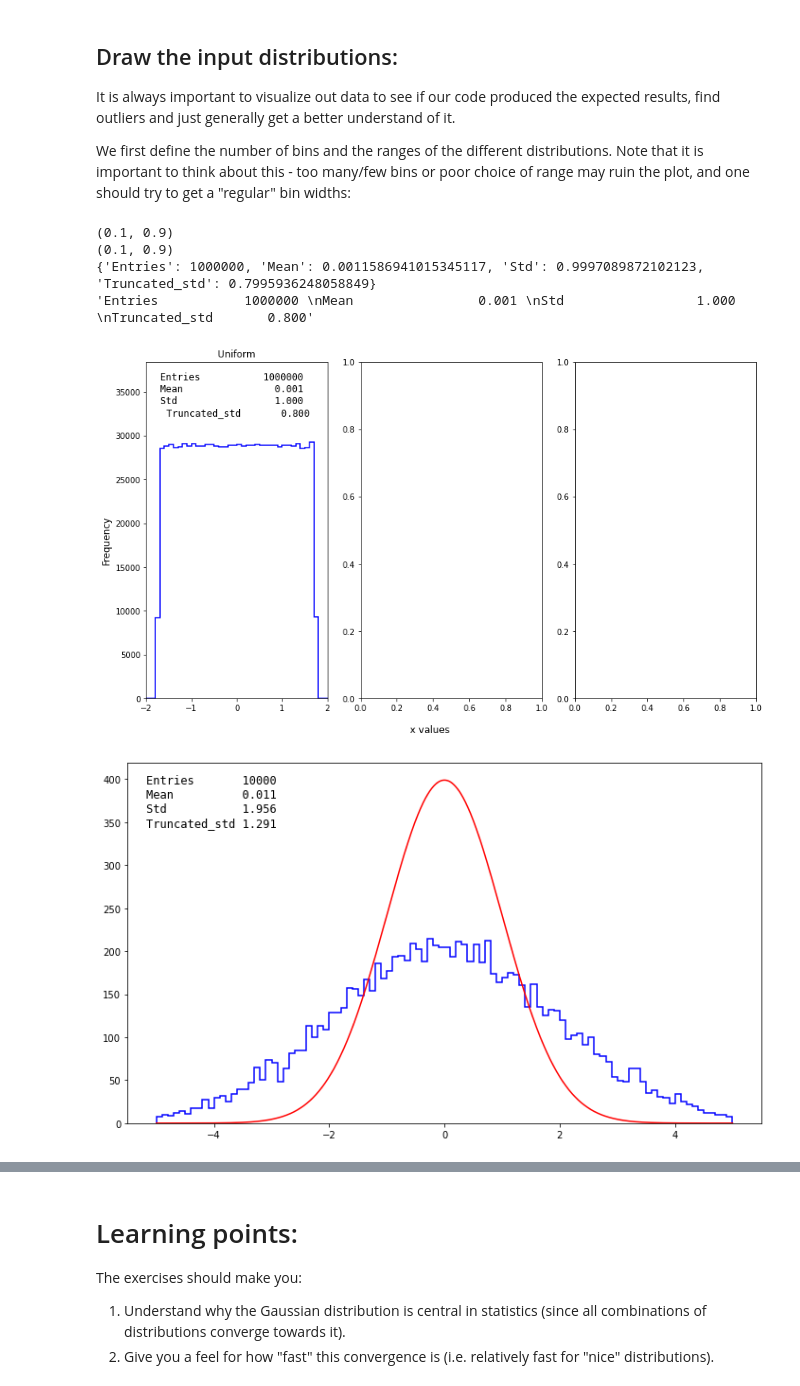
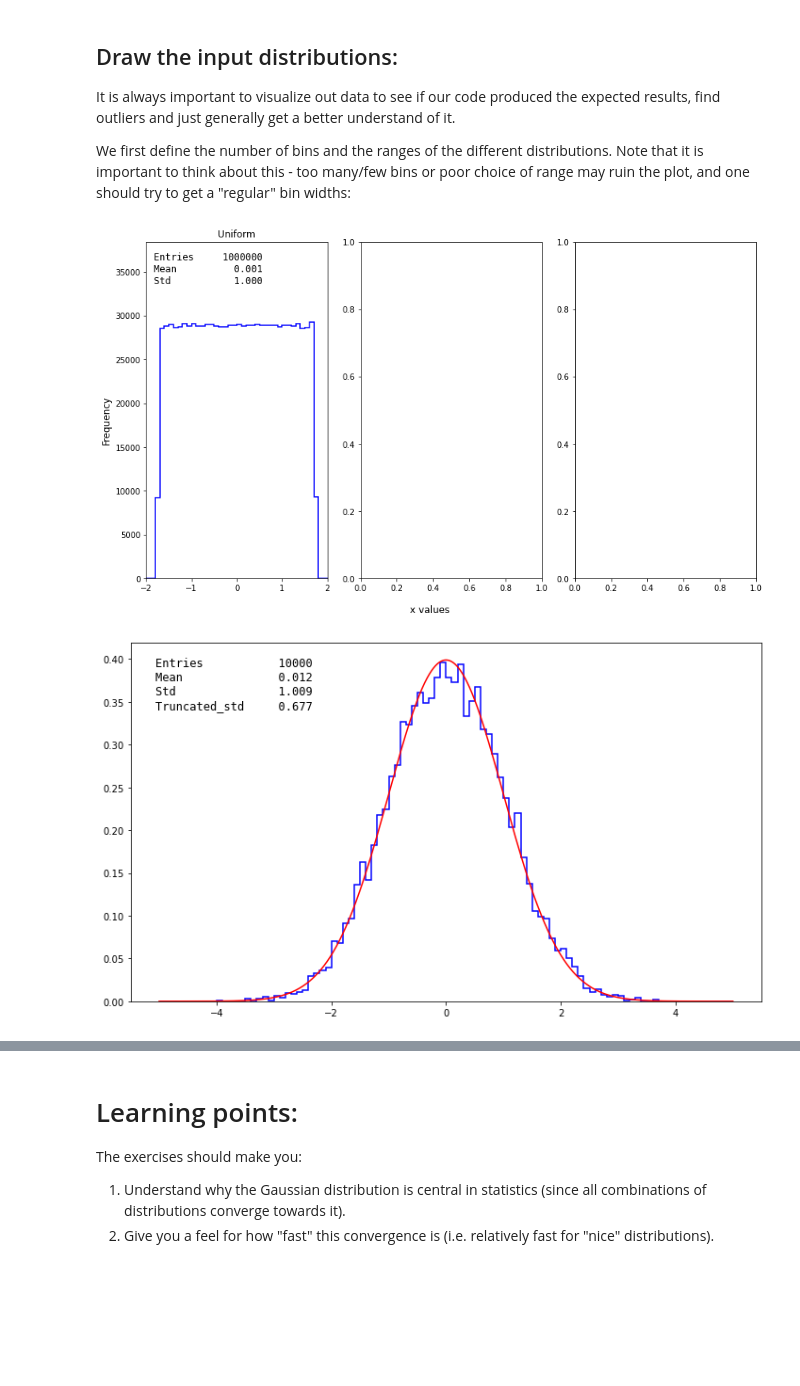
Before and after one commit to PhilKofoed/AppStat2022, a Jupyter notebook: Week1/CentralLimit/CentralLimit_empty_mine.ipynb, the cells around one changed output, grey strips where cells are left out. Drawn from its saved outputs; the diff is of its cells as text; code cells hidden in the pictures; blank space fills up the shorter version.

```diff
--- a/Week1/CentralLimit/CentralLimit_empty_mine.ipynb
+++ b/Week1/CentralLimit/CentralLimit_empty_mine.ipynb
@@ -168,7 +168,7 @@ def plotsubplot(data, bins, xrange, ax, title):
         ax.hist(data, bins = bins, range = xrange, histtype='step', color = "b", linewidth = 1.5)
         ymax = ax.get_ylim()[1] * 1.25
         ax.set(title = title, xlim = xrange, ylim = (0, ymax))
-        add_header_to_ax(data, 0.9, 0.97, ax, halignment = "right", gettstd = True)
+        add_header_to_ax(data, 0.04, 0.97, ax)
         # Would be nice to write a function which automaticly placed the text in the center of the subplot
 
 for dataset, xrange, ax, title in zip(x_flat, ranges, axes, titles):
@@ -176,41 +176,32 @@ for dataset, xrange, ax, title in zip(x_flat, ranges, axes, titles):
 
 fig.supxlabel("x values")
 fig.supylabel("Frequency")
+
+fig.tight_layout()
 # %% [output]
-(0.1, 0.9)
-(0.1, 0.9)
-{'Entries': 1000000, 'Mean': 0.0011586941015345117, 'Std': 0.9997089872102123, 'Truncated_std': 0.7995936248058849}
-'Entries           1000000 \nMean                0.001 \nStd                 1.000 \nTruncated_std       0.800'
-[figure, old version]
+[figure, new version]
 # %%
 fig, ax = plt.subplots(1, 1, figsize = (12,7), facecolor = "white")
 
 histrange = (-5,5)
 bin_per_sigma = 10
 N_bins = (max(histrange) - min(histrange))*bin_per_sigma
 
-ax.hist(x_sum, bins = N_bins, range = histrange, histtype= "step", color = "b", linewidth = 1.5)
+ax.hist(x_sum, bins = N_bins, range = histrange, histtype= "step", density = True, color = "b", linewidth = 1.5)
 
-headerdict = {
-    "Entries": len(x_sum),
-    "Mean": np.mean(x_sum),
-    "Std": np.std(x_sum, ddof = 1),
-    "Truncated_std": np.std(x_sum[(x_sum > np.percentile(x_sum, 10)) & (x_sum < np.percentile(x_sum, 90))], ddof = 1)
-}
-header = nice_string_output(headerdict, extra_spacing=1)
-add_text_to_ax(0.03, 0.97, header, ax)
+add_header_to_ax(x_sum, 0.04, 0.96, ax, gettstd = True)
 
 xline = np.linspace(*histrange, 10000)
 
 def gausspdf(x):
     return (1/np.sqrt(2*np.pi))*np.exp(-x**2/2)
 
-ygauss = [gausspdf(x)*N_experiments/bin_per_sigma for x in xline]
+ygauss = [gausspdf(x) for x in xline] #*N_experiments/bin_per_sigma
 
 ax.plot(xline, ygauss, color = "r", linewidth = 1.5)
 plt.show()
 # %% [output]
-[figure, old version]
+[figure, new version]
 # %%
 N_beyond3 = int(np.sum(np.logical_or((x_sum < -3),(x_sum > 3))))
 print(f"Number of datapoints beyond 3sigma \t {N_beyond3:d} / {N_experiments:d} = {N_beyond3/N_experiments*100:6.4f}%")
```
Also changed, not shown: parts of 4 cells of this notebook, 2 other files.
